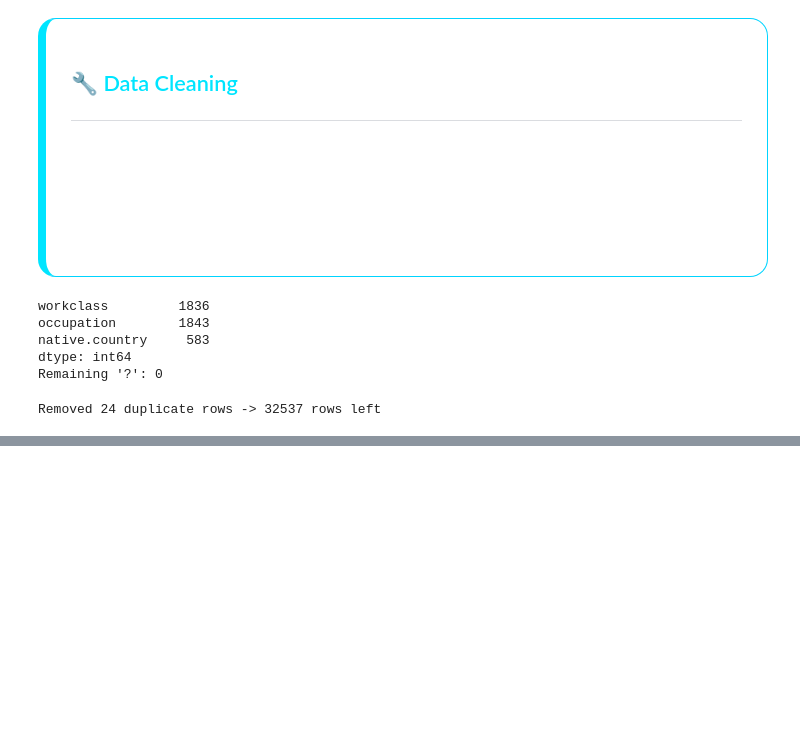
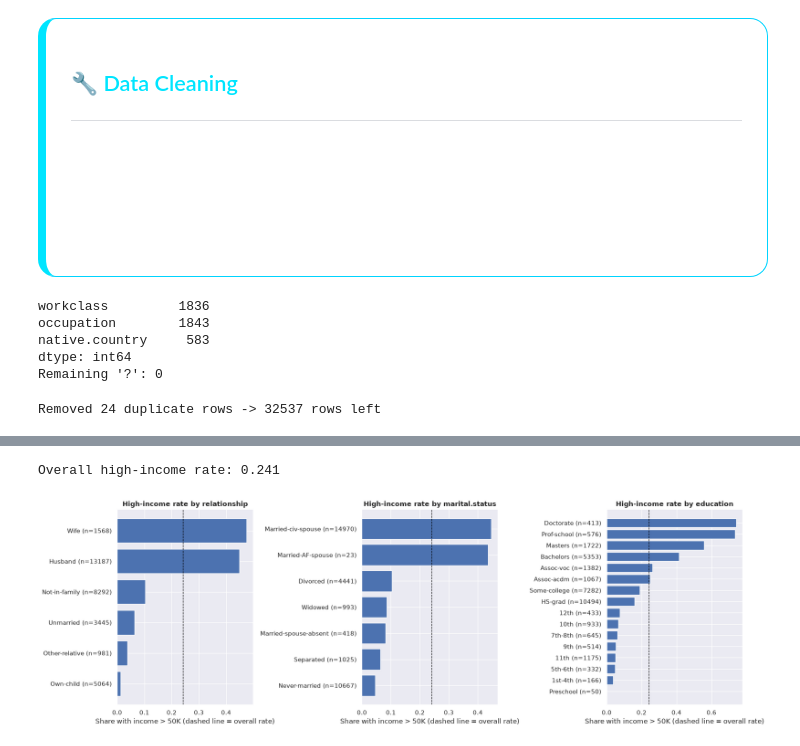
Before and after one commit to isapour0/adult-census-income, a Jupyter notebook: notebooks/adult-census-income.ipynb, the cells around one changed output, grey strips where cells are left out. Saved outputs shown, nothing was run; the diff lists cells and outputs as text; code cells hidden in the pictures; blank space fills up the shorter version.

```diff
--- a/notebooks/adult-census-income.ipynb
+++ b/notebooks/adult-census-income.ipynb
@@ -368,0 +483,21 @@ print(df.shape)
+# %%
+top3 = v_text.sort_values(ascending=False).head(3).index.tolist()
+base_rate = y_bin.mean()
+print(f"Overall high-income rate: {base_rate:.3f}")
+
+fig, axes = plt.subplots(1, 3, figsize=(18, 6))
+for ax, c in zip(axes, top3):
+    col = df[c].fillna("Unknown")                 # display only, df is not changed
+    counts = col.value_counts()
+    rate = y_bin.groupby(col).mean().sort_values()
+    labels = [f"{k} (n={counts[k]})" for k in rate.index]
+    ax.barh(labels, rate.values, color="#4C72B0")
+    ax.axvline(base_rate, color="black", linestyle="--", linewidth=1)
+    ax.set_title(f"High-income rate by {c}", fontweight="bold")
+    ax.set_xlabel("Share with income > 50K (dashed line = overall rate)")
+plt.tight_layout()
+plt.savefig(FIG_DIR / "02_income_rate_top_categories.png", dpi=150, bbox_inches="tight")
+plt.show()
+# %% [output]
+Overall high-income rate: 0.241
+[figure, added]
```
Also changed, not shown: parts of 10 cells of this notebook, 4 other files.
